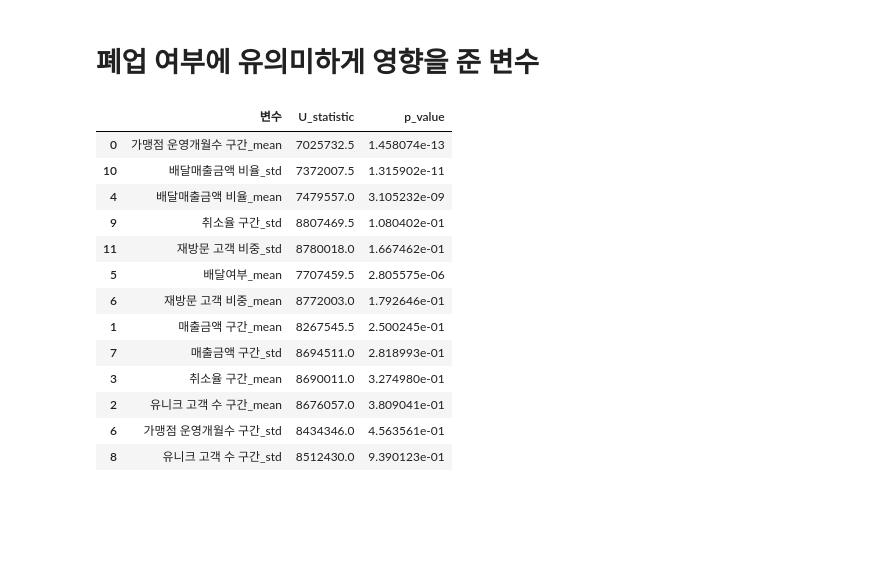
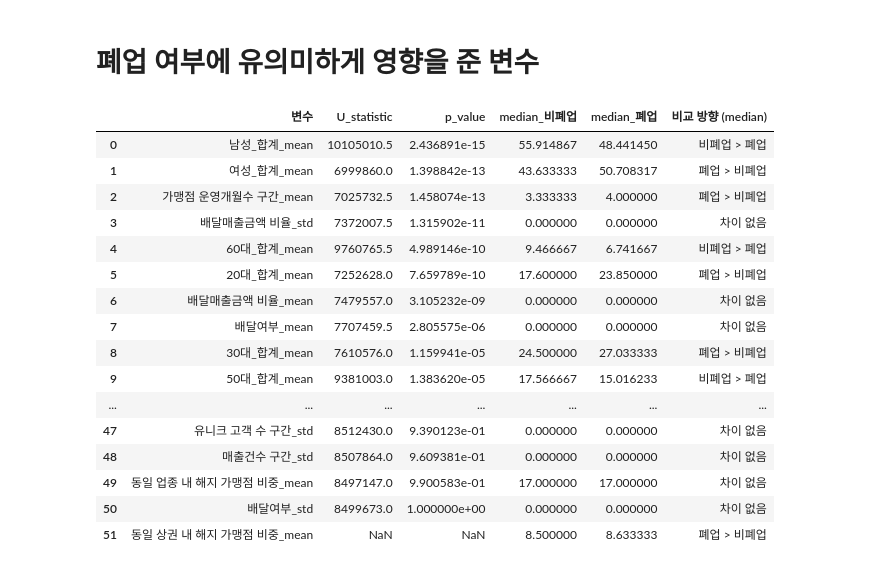
Before and after one commit to oneline47/DM_closure-prediction, a Jupyter notebook: notebooks/1_EDA_update.ipynb, the cells around one changed output. Saved outputs shown, nothing was run; the diff lists cells and outputs as text; code cells hidden in the pictures; blank space fills up the shorter version.

```diff
--- a/notebooks/1_EDA_update.ipynb
+++ b/notebooks/1_EDA_update.ipynb
@@ -42,0 +59,18 @@ df = pd.read_csv(path1, encoding="utf-8")
+# %%
+# -----------------------
+# 1) 연령대 컬럼 정의
+# -----------------------
+age_cols = {
+    "20대": [c for c in df.columns if "20대" in c],
+    "30대": [c for c in df.columns if "30대" in c],
+    "40대": [c for c in df.columns if "40대" in c],
+    "50대": [c for c in df.columns if "50대" in c],
+    "60대": [c for c in df.columns if "60대" in c],
+
+}
+
+# -----------------------
+# 2) 행(row) 단위 연령대 합계
+# -----------------------
+for age, cols in age_cols.items():
+    df[f"{age}_합계"] = df[cols].sum(axis=1)
@@ -149,39 +213,86 @@ test_vars = [
 # %%
-# Mann–Whitney U test
+# # Mann–Whitney U test
+# from scipy.stats import mannwhitneyu
+
+# results = []
+
+# for var in test_vars:
+#     stat, p = mannwhitneyu(
+#         df_open[var],
+#         df_closed[var],
+#         alternative="two-sided"
+#     )
+
+#     results.append({
+#         "변수": var,
+#         "U_statistic": stat,
+#         "p_value": p
+#     })
+
+# test_result_df = pd.DataFrame(results).sort_values("p_value")
+# test_result_df
+
+
 from scipy.stats import mannwhitneyu
+import numpy as np
+import pandas as pd
 
 results = []
 
 for var in test_vars:
+    # Mann–Whitney U test
     stat, p = mannwhitneyu(
         df_open[var],
         df_closed[var],
         alternative="two-sided"
     )
 
+    # 중앙값 계산
+    median_open = df_open[var].median()
+    median_closed = df_closed[var].median()
+
+    # 방향성 판단
+    if median_open > median_closed:
+        direction = "비폐업 > 폐업"
+    elif median_open < median_closed:
+        direction = "폐업 > 비폐업"
+    else:
+        direction = "차이 없음"
+
     results.append({
         "변수": var,
         "U_statistic": stat,
-        "p_value": p
+        "p_value": p,
+        "median_비폐업": median_open,
+        "median_폐업": median_closed,
+        "비교 방향 (median)": direction
     })
 
-test_result_df = pd.DataFrame(results).sort_values("p_value")
+test_result_df = (
+    pd.DataFrame(results)
+      .sort_values("p_value")
+      .reset_index(drop=True)
+)
+
 test_result_df
 # %% [output]
-|  | 변수 | U_statistic | p_value |
-| 0 | 가맹점 운영개월수 구간_mean | 7025732.5 | 1.458074e-13 |
-| 10 | 배달매출금액 비율_std | 7372007.5 | 1.315902e-11 |
-| 4 | 배달매출금액 비율_mean | 7479557.0 | 3.105232e-09 |
-| 9 | 취소율 구간_std | 8807469.5 | 1.080402e-01 |
-| 11 | 재방문 고객 비중_std | 8780018.0 | 1.667462e-01 |
-| 5 | 배달여부_mean | 7707459.5 | 2.805575e-06 |
-| 6 | 재방문 고객 비중_mean | 8772003.0 | 1.792646e-01 |
-| 1 | 매출금액 구간_mean | 8267545.5 | 2.500245e-01 |
-| 7 | 매출금액 구간_std | 8694511.0 | 2.818993e-01 |
-| 3 | 취소율 구간_mean | 8690011.0 | 3.274980e-01 |
-| 2 | 유니크 고객 수 구간_mean | 8676057.0 | 3.809041e-01 |
-| 6 | 가맹점 운영개월수 구간_std | 8434346.0 | 4.563561e-01 |
-| 8 | 유니크 고객 수 구간_std | 8512430.0 | 9.390123e-01 |
+|  | 변수 | U_statistic | p_value | median_비폐업 | median_폐업 | 비교 방향 (median) |
+| 0 | 남성_합계_mean | 10105010.5 | 2.436891e-15 | 55.914867 | 48.441450 | 비폐업 > 폐업 |
+| 1 | 여성_합계_mean | 6999860.0 | 1.398842e-13 | 43.633333 | 50.708317 | 폐업 > 비폐업 |
+| 2 | 가맹점 운영개월수 구간_mean | 7025732.5 | 1.458074e-13 | 3.333333 | 4.000000 | 폐업 > 비폐업 |
+| 3 | 배달매출금액 비율_std | 7372007.5 | 1.315902e-11 | 0.000000 | 0.000000 | 차이 없음 |
+| 4 | 60대_합계_mean | 9760765.5 | 4.989146e-10 | 9.466667 | 6.741667 | 비폐업 > 폐업 |
+| 5 | 20대_합계_mean | 7252628.0 | 7.659789e-10 | 17.600000 | 23.850000 | 폐업 > 비폐업 |
+| 6 | 배달매출금액 비율_mean | 7479557.0 | 3.105232e-09 | 0.000000 | 0.000000 | 차이 없음 |
+| 7 | 배달여부_mean | 7707459.5 | 2.805575e-06 | 0.000000 | 0.000000 | 차이 없음 |
+| 8 | 30대_합계_mean | 7610576.0 | 1.159941e-05 | 24.500000 | 27.033333 | 폐업 > 비폐업 |
+| 9 | 50대_합계_mean | 9381003.0 | 1.383620e-05 | 17.566667 | 15.016233 | 비폐업 > 폐업 |
+| ... | ... | ... | ... | ... | ... | ... |
+| 47 | 유니크 고객 수 구간_std | 8512430.0 | 9.390123e-01 | 0.000000 | 0.000000 | 차이 없음 |
+| 48 | 매출건수 구간_std | 8507864.0 | 9.609381e-01 | 0.000000 | 0.000000 | 차이 없음 |
+| 49 | 동일 업종 내 해지 가맹점 비중_mean | 8497147.0 | 9.900583e-01 | 17.000000 | 17.000000 | 차이 없음 |
+| 50 | 배달여부_std | 8499673.0 | 1.000000e+00 | 0.000000 | 0.000000 | 차이 없음 |
+| 51 | 동일 상권 내 해지 가맹점 비중_mean | NaN | NaN | 8.500000 | 8.633333 | 폐업 > 비폐업 |
 # %%
 # Wilcoxon rank-sum test
 from scipy.stats import ranksums
```
Also changed, not shown: parts of 12 cells of this notebook.
